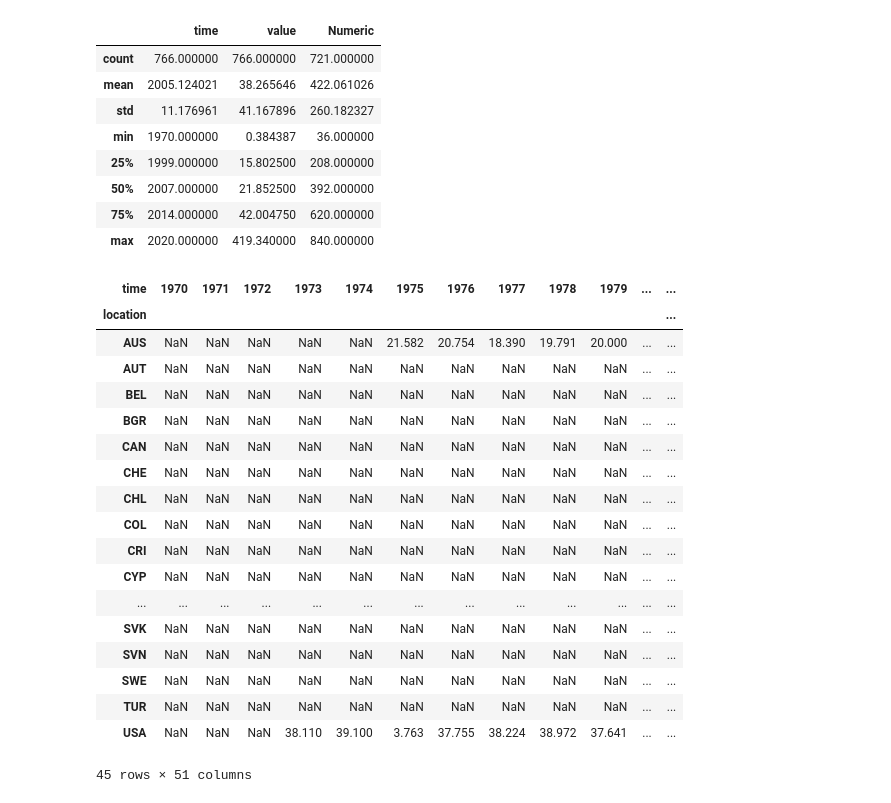
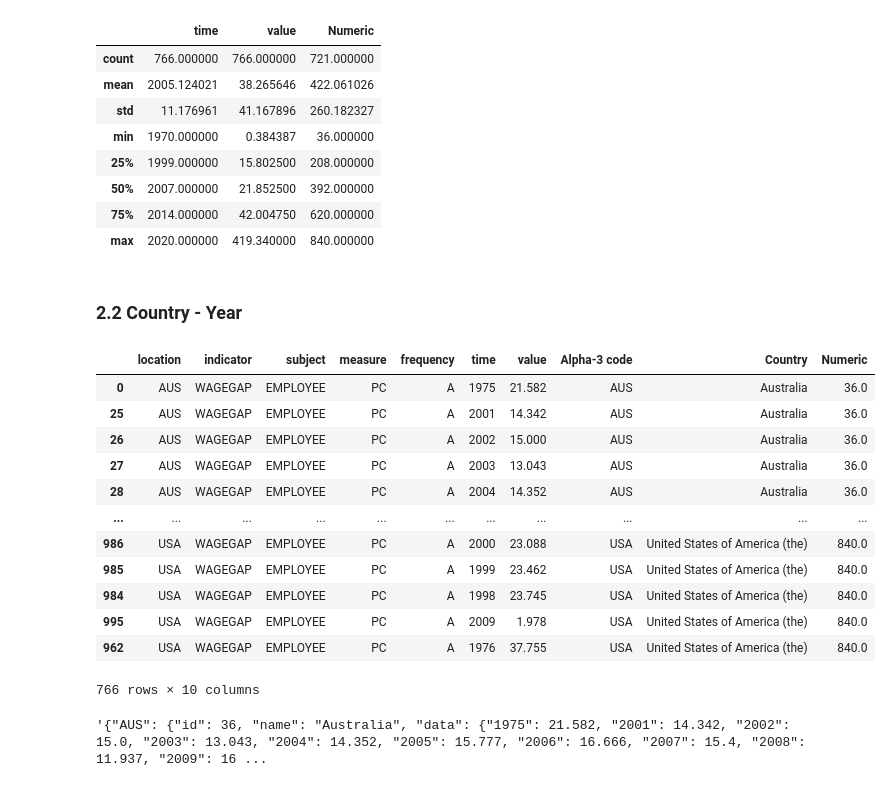
Before and after one commit to Sonia-96/Gender-Wage-Gap-Data-Visualization, a Jupyter notebook: analysis.ipynb, the cells around one changed output. Drawn from its saved outputs; the diff is of its cells as text; code cells hidden in the pictures.

Commit message:
add data analysis

```diff
--- a/analysis.ipynb
+++ b/analysis.ipynb
@@ -151,23 +146,0 @@ df_selfemployed_out.to_csv("selfemployed_data.csv")
-# %%
-df_employee_out_2 = pd.pivot_table(df_employee, values='value', index=['location'], columns=['time'])
-df_employee_out_2
-# %% [output]
-| time | 1970 | 1971 | 1972 | 1973 | 1974 | 1975 | 1976 | 1977 | 1978 | 1979 | ... | ... |
-| location |  |  |  |  |  |  |  |  |  |  |  | ... |
-| AUS | NaN | NaN | NaN | NaN | NaN | 21.582 | 20.754 | 18.390 | 19.791 | 20.000 | ... | ... |
-| AUT | NaN | NaN | NaN | NaN | NaN | NaN | NaN | NaN | NaN | NaN | ... | ... |
-| BEL | NaN | NaN | NaN | NaN | NaN | NaN | NaN | NaN | NaN | NaN | ... | ... |
-| BGR | NaN | NaN | NaN | NaN | NaN | NaN | NaN | NaN | NaN | NaN | ... | ... |
-| CAN | NaN | NaN | NaN | NaN | NaN | NaN | NaN | NaN | NaN | NaN | ... | ... |
-| CHE | NaN | NaN | NaN | NaN | NaN | NaN | NaN | NaN | NaN | NaN | ... | ... |
-| CHL | NaN | NaN | NaN | NaN | NaN | NaN | NaN | NaN | NaN | NaN | ... | ... |
-| COL | NaN | NaN | NaN | NaN | NaN | NaN | NaN | NaN | NaN | NaN | ... | ... |
-| CRI | NaN | NaN | NaN | NaN | NaN | NaN | NaN | NaN | NaN | NaN | ... | ... |
-| CYP | NaN | NaN | NaN | NaN | NaN | NaN | NaN | NaN | NaN | NaN | ... | ... |
-| ... | ... | ... | ... | ... | ... | ... | ... | ... | ... | ... | ... | ... |
-| SVK | NaN | NaN | NaN | NaN | NaN | NaN | NaN | NaN | NaN | NaN | ... | ... |
-| SVN | NaN | NaN | NaN | NaN | NaN | NaN | NaN | NaN | NaN | NaN | ... | ... |
-| SWE | NaN | NaN | NaN | NaN | NaN | NaN | NaN | NaN | NaN | NaN | ... | ... |
-| TUR | NaN | NaN | NaN | NaN | NaN | NaN | NaN | NaN | NaN | NaN | ... | ... |
-| USA | NaN | NaN | NaN | 38.110 | 39.100 | 3.763 | 37.755 | 38.224 | 38.972 | 37.641 | ... | ... |
-45 rows × 51 columns
@@ -177,0 +147,19 @@ df_employee_out_2.to_csv("employee_time.csv")
+# %% [markdown]
+### 2.2 Country - Year
+# %%
+df_employee_country = df_employee.sort_values('location')
+df_employee_country
+# %% [output]
+|  | location | indicator | subject | measure | frequency | time | value | Alpha-3 code | Country | Numeric |
+| 0 | AUS | WAGEGAP | EMPLOYEE | PC | A | 1975 | 21.582 | AUS | Australia | 36.0 |
+| 25 | AUS | WAGEGAP | EMPLOYEE | PC | A | 2001 | 14.342 | AUS | Australia | 36.0 |
+| 26 | AUS | WAGEGAP | EMPLOYEE | PC | A | 2002 | 15.000 | AUS | Australia | 36.0 |
+| 27 | AUS | WAGEGAP | EMPLOYEE | PC | A | 2003 | 13.043 | AUS | Australia | 36.0 |
+| 28 | AUS | WAGEGAP | EMPLOYEE | PC | A | 2004 | 14.352 | AUS | Australia | 36.0 |
+| ... | ... | ... | ... | ... | ... | ... | ... | ... | ... | ... |
+| 986 | USA | WAGEGAP | EMPLOYEE | PC | A | 2000 | 23.088 | USA | United States of America (the) | 840.0 |
+| 985 | USA | WAGEGAP | EMPLOYEE | PC | A | 1999 | 23.462 | USA | United States of America (the) | 840.0 |
+| 984 | USA | WAGEGAP | EMPLOYEE | PC | A | 1998 | 23.745 | USA | United States of America (the) | 840.0 |
+| 995 | USA | WAGEGAP | EMPLOYEE | PC | A | 2009 | 1.978 | USA | United States of America (the) | 840.0 |
+| 962 | USA | WAGEGAP | EMPLOYEE | PC | A | 1976 | 37.755 | USA | United States of America (the) | 840.0 |
+766 rows × 10 columns
@@ -177,0 +181,6 @@ df_employee_out_2.to_csv("employee_time.csv")
+# %%
+with open("employee_wage_gap-country.json", "w") as outfile:
+    json.dump(output_country, outfile)
+json.dumps(output_country)
+# %% [output]
+'{"AUS": {"id": 36, "name": "Australia", "data": {"1975": 21.582, "2001": 14.342, "2002": 15.0, "2003": 13.043, "2004": 14.352, "2005": 15.777, "2006": 16.666, "2007": 15.4, "2008": 11.937, "2009": 16 ...
```
Also changed, not shown: parts of 6 cells of this notebook, 1 other file.
